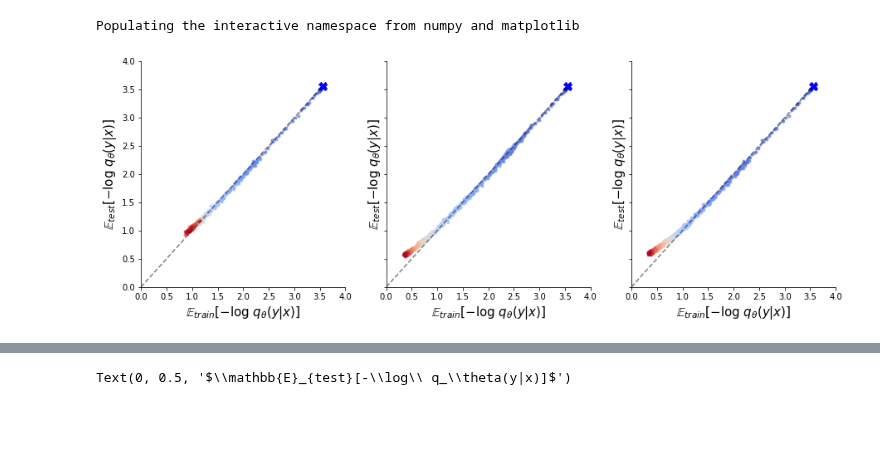
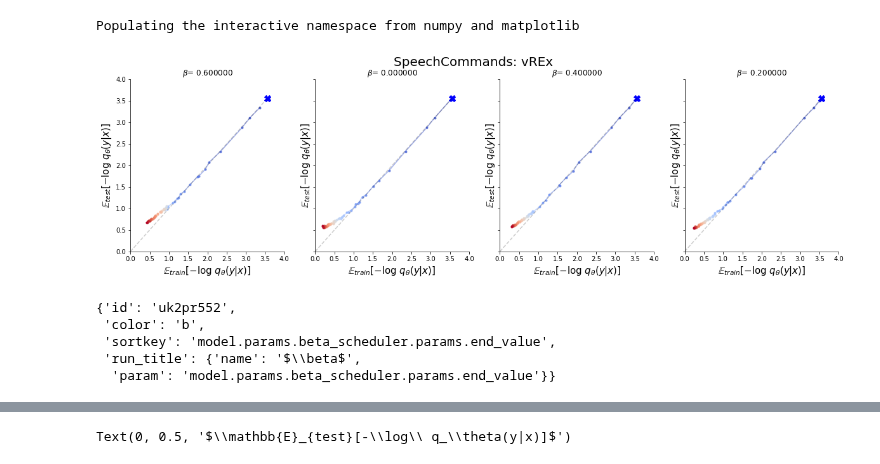
Before and after one commit to mfederici/JADE, a Jupyter notebook: results.ipynb, the cells around one changed output, grey strips where cells are left out. Cells and saved outputs as stored; diff of their text form; code cells hidden in the pictures; blank space fills up the shorter version.

```diff
--- a/results.ipynb
+++ b/results.ipynb
@@ -71,18 +95,29 @@ def get_last_data(run, consider_last=None):
                  'step': r['_step']} for r in h if 'test_ce' in r]
         return pd.DataFrame(data)
 
+def sample_data(run, samples=None, consider_last=None):
+    h = run.history(samples=samples, pandas=False)
+
+    data = [{'train':r['train_ce'],
+             'test':r['test_ce'],
+             'step': r['_step']} for r in h if 'test_ce' in r]
+    return pd.DataFrame(data)
+
 process_run = {
     'CMNIST': {
         'get_last': get_last_mixed_data,
-        'get_all': get_last_mixed_data
+        'get_all': get_last_mixed_data,
+        'sample': sample_data
     },
     'CMNIST_v2': {
         'get_last': get_last_data,
-        'get_all': get_last_data
+        'get_all': get_last_data,
+        'sample': sample_data
     },
     'SpeechCommands': {
         'get_last': get_last_data,
-        'get_all': get_last_data
+        'get_all': get_last_data,
+        'sample': sample_data,
     }
 
 }
@@ -276,7 +311,7 @@ t_results = {
                 'params':{
                     'color':'k',
                     'ls':'--',
-                    'alpha': 0.5
+                    'alpha': 0.2
                 }
             }
         }
@@ -294,35 +329,63 @@ def decorate_plot(config, ax):
     ax.set_ylabel('$\\mathbb{E}_{test}[-\\log\\ q_\\theta(y|x)]$', size=15)
 # %%
 dataset = 'SpeechCommands'
-model = 'ECI'
+model = 'vREx'
 
 sweep = api.sweep('causal-mib/%s'%sweeps[dataset][model]['id'])
 
+select = None
+if 'select' in sweeps[dataset][model]:
+    select = sweeps[dataset][model]['select']
+    runs = [run for run in sweep.runs if run.config[select['name']] == select['value']]
+else:
+    runs = sweep.runs
+
+title_param = None
+if 'run_title' in sweeps[dataset][model]:
+    title_param = sweeps[dataset][model]['run_title']['param']
+    title_name = sweeps[dataset][model]['run_title']['name']
+
+
+
 cmap = plt.get_cmap('coolwarm')
 
-f, ax = plt.subplots(1,len(sweep.runs), figsize=(5*len(sweep.runs),5), sharex=True, sharey=True)
+f, ax = plt.subplots(1,len(runs), figsize=(5*len(runs),5), sharex=True, sharey=True)
 if len(sweep.runs)==1:
     ax = [ax]
 
 sns.despine()
 
-for j,run in enumerate(sweep.runs):
-    run_data = process_run[dataset]['get_all'](run)
+f.suptitle('%s: %s'%(dataset, model), size=20)
+
+for j,run in enumerate(tqdm(runs)):
+
+    if title_param:
+        ax[j].set_title('%s= %f'%(title_name, run.config[title_param]))
+
+    run_data = process_run[dataset]['sample'](run, 2000)
     colors = np.array([cmap(v/run_data['step'].values.max()) for v in run_data['step'].values])
 
     for i in range(len(colors)):
-        ax[j].plot(run_data['train'][i], run_data['test'][i],'.',color=colors[i], alpha=0.5)
-        ax[j].plot(run_data['train'][i:i+2], run_data['test'][i:i+2],'-',color=colors[i], alpha=0.3)
+        ax[j].plot(run_data['train'][i], run_data['test'][i],'.',color=colors[i], alpha=0.8)
+        ax[j].plot(run_data['train'][i:i+2], run_data['test'][i:i+2],'-',color=colors[i], alpha=0.5)
 
     decorate_plot(t_results[dataset], ax[j])
 
 
 
         #ax[j].set_title(run_name, fontsize=20)
 
 #ax[-1].legend(fontsize=12)
 # %% [output]
-[figure, old version]
+[figure, new version]
+# %%
+sweeps[dataset][model]
+# %% [output]
+{'id': 'uk2pr552',
+ 'color': 'b',
+ 'sortkey': 'model.params.beta_scheduler.params.end_value',
+ 'run_title': {'name': '$\\beta$',
+  'param': 'model.params.beta_scheduler.params.end_value'}}
 # %%
 
 
```
Also changed, not shown: parts of 4 cells of this notebook, 5 other files.
